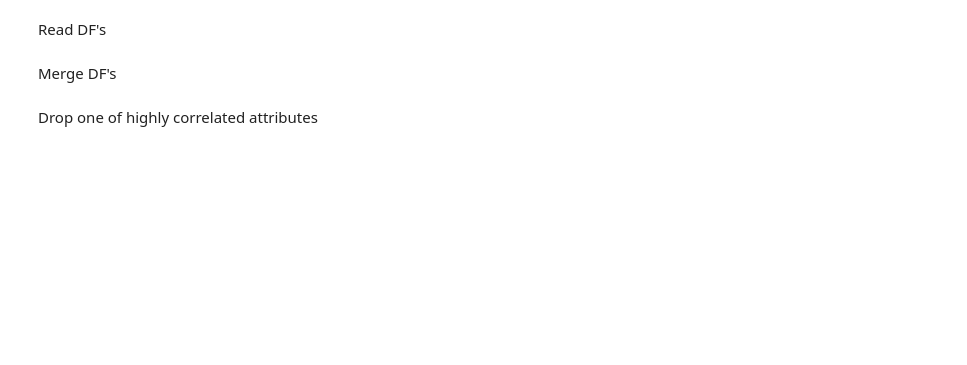
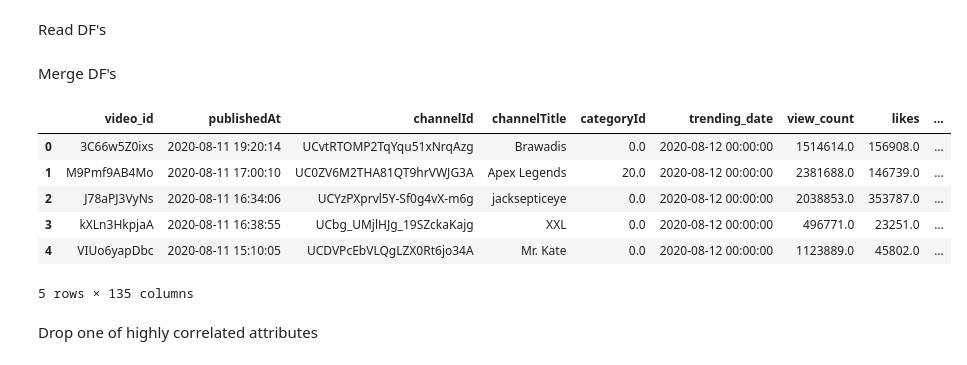
Before and after one commit to PUT-II/Data-Exploration-Project, a Jupyter notebook: notebooks/stage_3_feature_importance.ipynb, the cells around one changed output. Cells and saved outputs as stored; diff of their text form; code cells hidden in the pictures; blank space fills up the shorter version.

```diff
--- a/notebooks/stage_3_feature_importance.ipynb
+++ b/notebooks/stage_3_feature_importance.ipynb
@@ -12,7 +12,16 @@ objects_df = pd.read_csv("./data/stage_2_thumbnail_objects_vectors.csv")
 Merge DF's
 # %%
 df = pd.concat([us_trending_df, color_text_df, face_df, objects_df], axis=1)
+df.to_csv("./data/stage_3_out.csv",index=False)
 df.head()
+# %% [output]
+|  | video_id | publishedAt | channelId | channelTitle | categoryId | trending_date | view_count | likes | ... |
+| 0 | 3C66w5Z0ixs | 2020-08-11 19:20:14 | UCvtRTOMP2TqYqu51xNrqAzg | Brawadis | 0.0 | 2020-08-12 00:00:00 | 1514614.0 | 156908.0 | ... |
+| 1 | M9Pmf9AB4Mo | 2020-08-11 17:00:10 | UC0ZV6M2THA81QT9hrVWJG3A | Apex Legends | 20.0 | 2020-08-12 00:00:00 | 2381688.0 | 146739.0 | ... |
+| 2 | J78aPJ3VyNs | 2020-08-11 16:34:06 | UCYzPXprvl5Y-Sf0g4vX-m6g | jacksepticeye | 0.0 | 2020-08-12 00:00:00 | 2038853.0 | 353787.0 | ... |
+| 3 | kXLn3HkpjaA | 2020-08-11 16:38:55 | UCbg_UMjlHJg_19SZckaKajg | XXL | 0.0 | 2020-08-12 00:00:00 | 496771.0 | 23251.0 | ... |
+| 4 | VIUo6yapDbc | 2020-08-11 15:10:05 | UCDVPcEbVLQgLZX0Rt6jo34A | Mr. Kate | 0.0 | 2020-08-12 00:00:00 | 1123889.0 | 45802.0 | ... |
+5 rows × 135 columns
 # %% [markdown]
 Drop one of highly correlated attributes
 # %%
```
Also changed, not shown: parts of 4 cells of this notebook, 4 other files.
